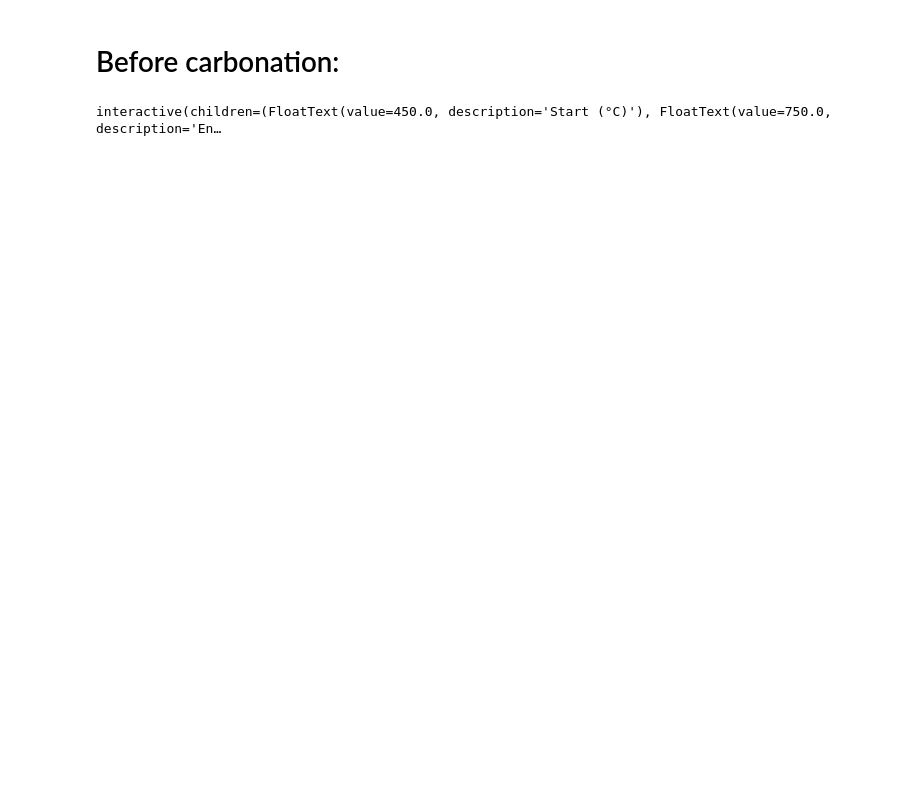
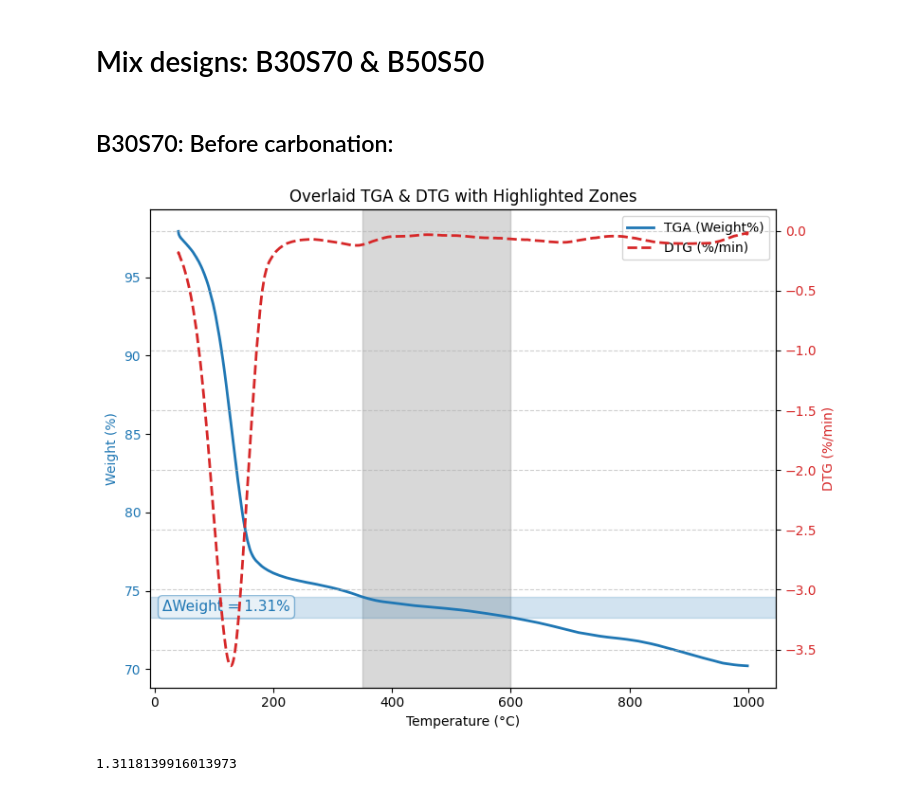
Before and after one commit to ahmedfarhatx22/TradingBro, a Jupyter notebook: book/some_content/B30S70.ipynb, the cells around one changed output. Drawn from its saved outputs; the diff is of its cells as text; code cells hidden in the pictures; blank space fills up the shorter version.

```diff
--- a/book/some_content/B30S70.ipynb
+++ b/book/some_content/B30S70.ipynb
@@ -1,3 +1,5 @@
+# %% [markdown]
+# Mix designs: B30S70 & B50S50
 # %%
 import pandas as pd
 import numpy as np
@@ -130,27 +132,9 @@ def plot_tga_dtg_zone(
     # return the weight difference
     return weight_diff
 # %% [markdown]
-# Before carbonation:
+## B30S70: Before carbonation:
 # %%
-# ─── Cell 2: interactive controls ───────────────────────────────────────────────
-from ipywidgets import interact, FloatText, fixed
-
-# adjust these two strings if your files live elsewhere
-TGA_FILE = "TG_ExpDat_B30B70D28; 13-1-2025-2.csv"
-DTG_FILE = "DG_ExpDat_B30B70D28; 13-1-2025-2.csv"
-
-@interact(
-    x_start = FloatText(450.0, description="Start (°C)"),
-    x_end   = FloatText(750.0, description="End (°C)")
-)
-def _update(x_start, x_end):
-    dW = plot_tga_dtg_zone(
-        tga_file=TGA_FILE,
-        dtg_file=DTG_FILE,
-        x_start=x_start,
-        x_end=x_end,
-        skiprows=30
-    )
-    print(f"Weight loss between {x_start:.1f}°C and {x_end:.1f}°C: {dW:.2f}%");
+plot_tga_dtg_zone("TG_ExpDat_B30B70D28; 13-1-2025-2.csv","DG_ExpDat_B30B70D28; 13-1-2025-2.csv",350,600)
 # %% [output]
+[figure, added]
-interactive(children=(FloatText(value=450.0, description='Start (°C)'), FloatText(value=750.0, description='En…
+1.3118139916013973
```
Also changed, not shown: parts of 6 cells of this notebook, 2 other files.
